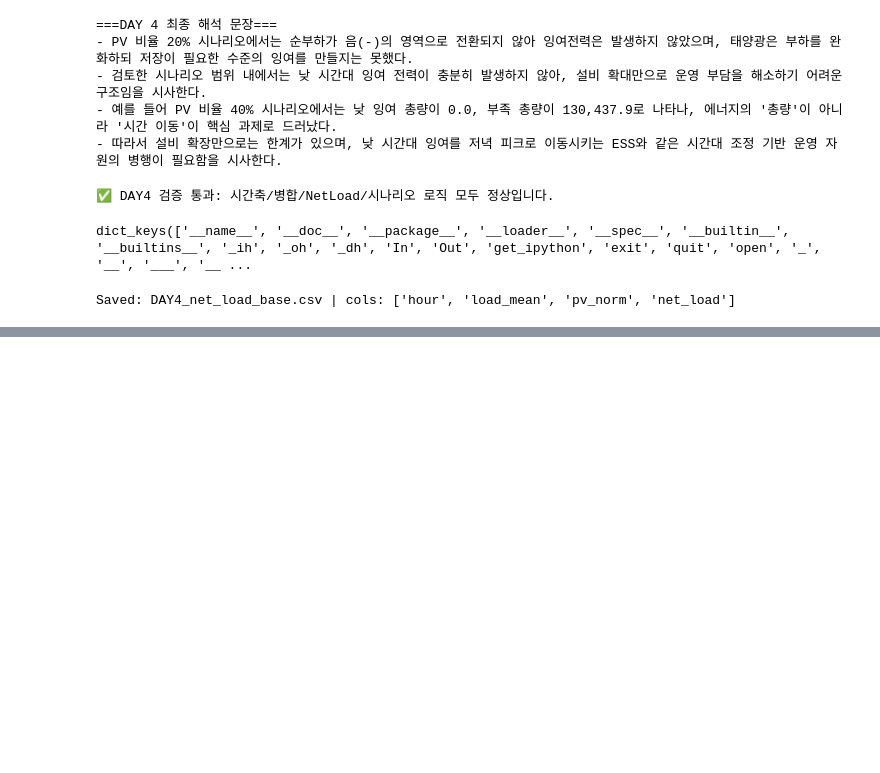
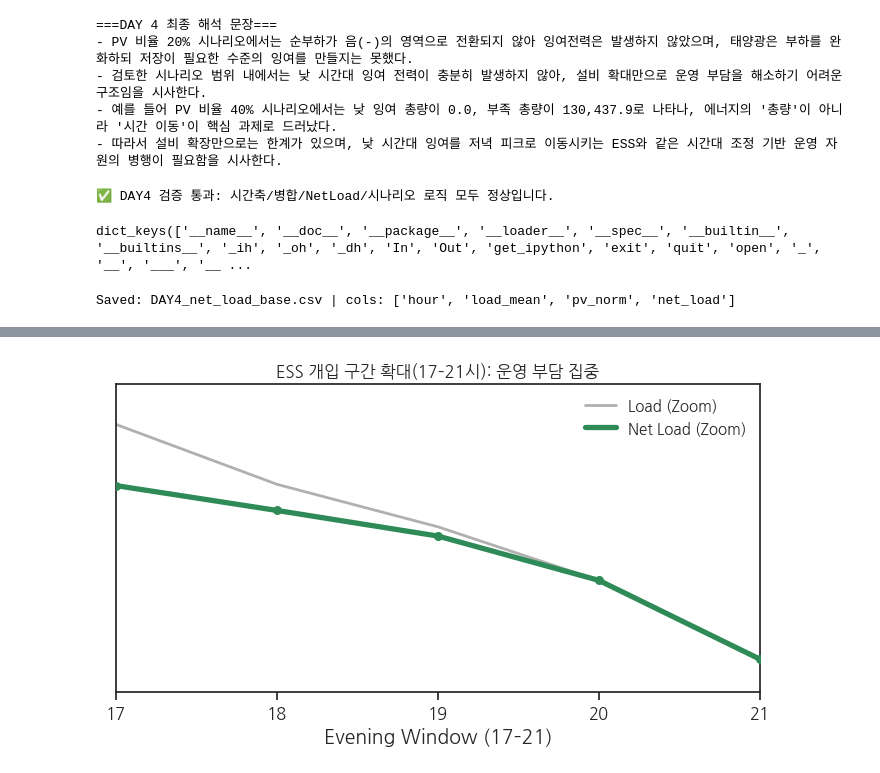
Before and after one commit to s2pray4u2s/seoul-pv-load-analysis, a Jupyter notebook: notebooks/04_DAY4_net_load_duck_curve.ipynb, the cells around one changed output, grey strips where cells are left out. Drawn from its saved outputs; the diff is of its cells as text; code cells hidden in the pictures; blank space fills up the shorter version.

```diff
--- a/notebooks/04_DAY4_net_load_duck_curve.ipynb
+++ b/notebooks/04_DAY4_net_load_duck_curve.ipynb
@@ -413,0 +601,29 @@ Saved: DAY4_net_load_base.csv | cols: ['hour', 'load_mean', 'pv_norm', 'net_load
+# %%
+hours = net_df["hour"].astype(int)
+load = net_df["load_mean"]
+net_load = net_df["net_load"]
+
+start_h, end_h = 17, 21
+mask = (hours >= start_h) & (hours <= end_h)
+
+# 줌인 범위에서 y축도 자동으로 타이트하게 잡기
+y_min = min(load[mask].min(), net_load[mask].min())
+y_max = max(load[mask].max(), net_load[mask].max())
+
+plt.figure(figsize=(7, 4.2))
+plt.plot(hours[mask], load[mask], color="#B0B0B0", linewidth=2.0, label="Load (Zoom)")
+plt.plot(hours[mask], net_load[mask], color="#2E8B57", linewidth=3.8, label="Net Load (Zoom)")
+plt.scatter(hours[mask], net_load[mask], s=30, color="#2E8B57", zorder=5)
+
+plt.xlim(start_h, end_h)
+plt.ylim(y_min * 0.97, y_max * 1.03)
+
+plt.xticks(list(range(start_h, end_h + 1)))
+plt.yticks([])  # 해석용이면 수치 제거
+plt.xlabel("Evening Window (17–21)")
+plt.title("ESS 개입 구간 확대(17–21시): 운영 부담 집중", fontsize=12)
+plt.legend(frameon=False)
+plt.tight_layout()
+plt.show()
+# %% [output]
+[figure, added]
```
Also changed, not shown: parts of 6 cells of this notebook, 26 other files.
